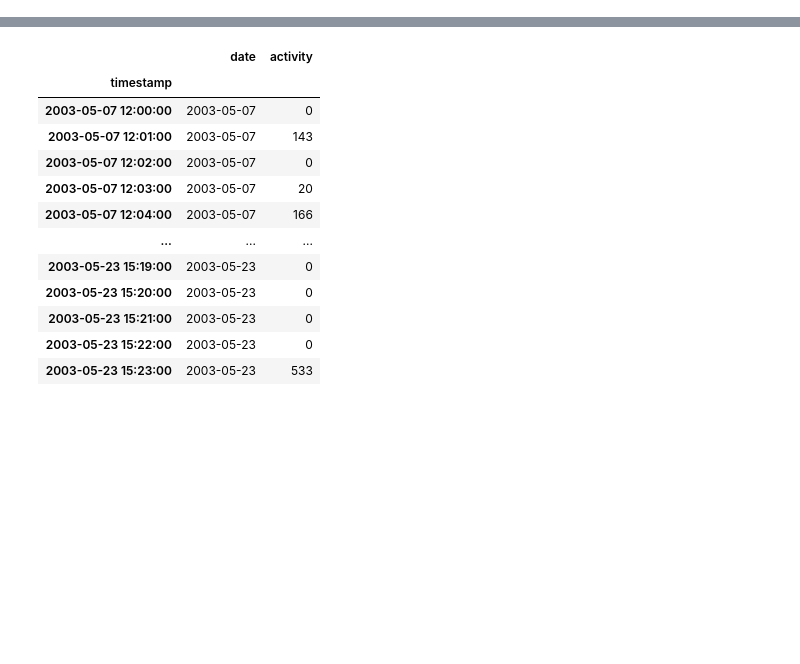
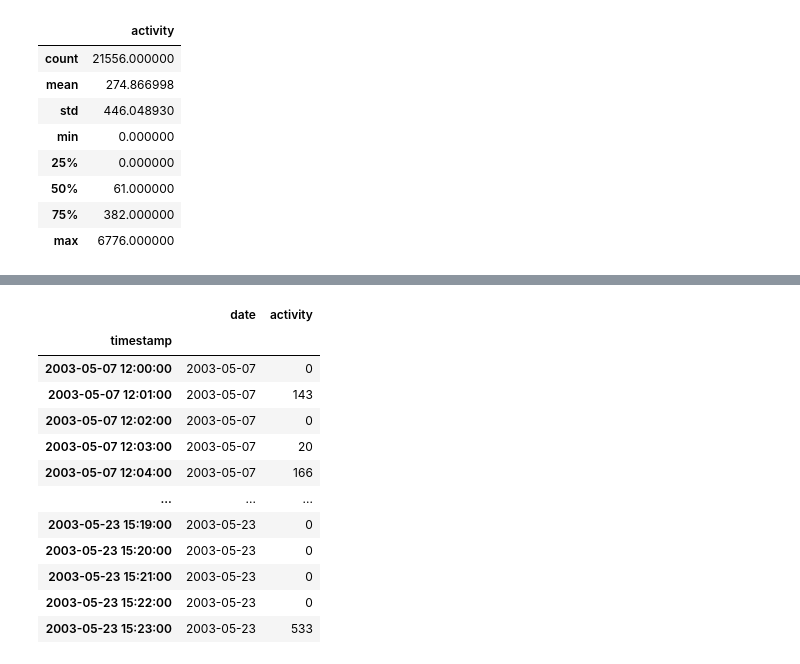
Before and after one commit to anajim13/TFM-XAI, a Jupyter notebook: series_temporales_DEPRESIÓN.ipynb, the cells around one changed output, grey strips where cells are left out. Drawn from its saved outputs; the diff is of its cells as text; code cells hidden in the pictures; blank space fills up the shorter version.

```diff
--- a/series_temporales_DEPRESIÓN.ipynb
+++ b/series_temporales_DEPRESIÓN.ipynb
@@ -57,3 +57,15 @@ c_20 = c20.drop(['date'],axis=1)
 c_21 = c21.drop(['date'],axis=1)
 c_22 = c22.drop(['date'],axis=1)
 c_23 = c23.drop(['date'],axis=1)
+# %%
+c_4.describe()
+# %% [output]
+|  | activity |
+| count | 21556.000000 |
+| mean | 274.866998 |
+| std | 446.048930 |
+| min | 0.000000 |
+| 25% | 0.000000 |
+| 50% | 61.000000 |
+| 75% | 382.000000 |
+| max | 6776.000000 |
```
Also changed, not shown: parts of 9 cells of this notebook, 1 other file.
